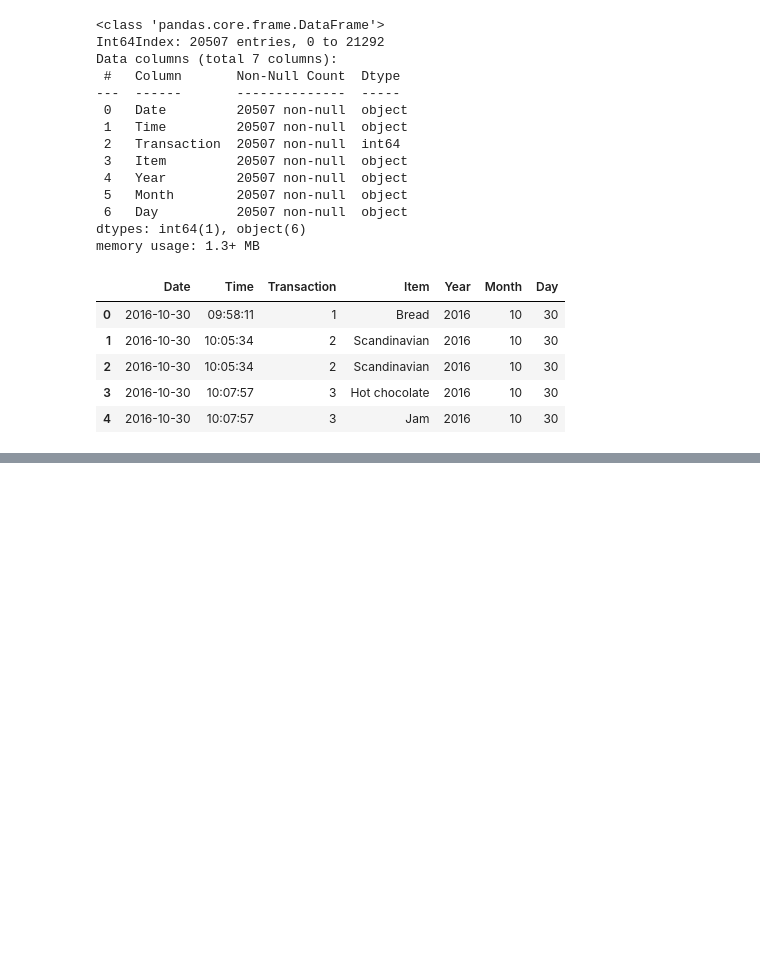
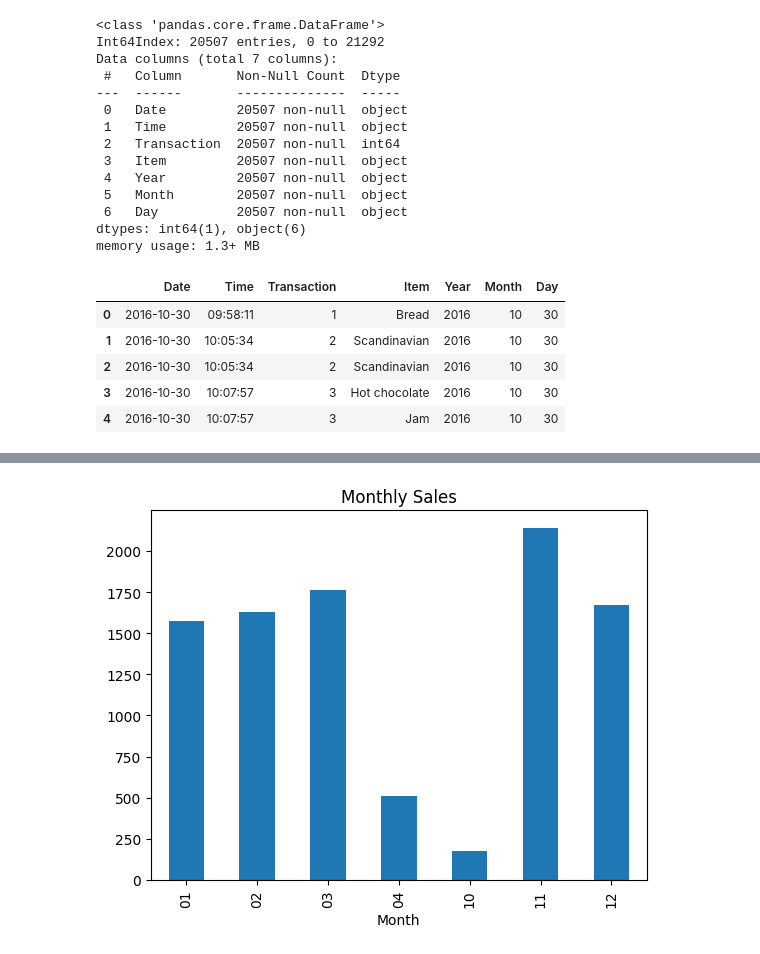
Before and after one commit to nadeap/Machine-Learning, a Jupyter notebook: Market Basket Analysis/mba.ipynb, the cells around one changed output, grey strips where cells are left out. Saved outputs shown, nothing was run; the diff lists cells and outputs as text; code cells hidden in the pictures; blank space fills up the shorter version.

```diff
--- a/Market Basket Analysis/mba.ipynb
+++ b/Market Basket Analysis/mba.ipynb
@@ -133,0 +195,5 @@ data.head()
+# %%
+data.groupby('Month')['Transaction'].nunique().plot(kind='bar', title='Monthly Sales')
+plt.show()
+# %% [output]
+[figure, added]
```
Also changed, not shown: parts of 6 cells of this notebook.
